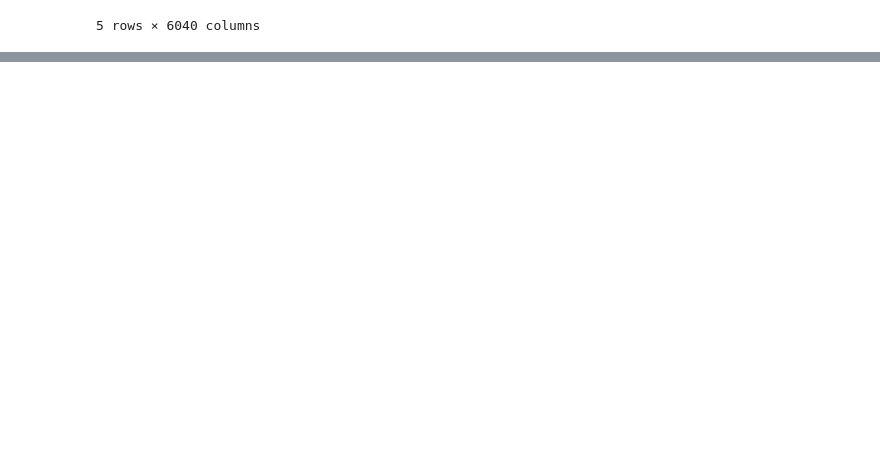
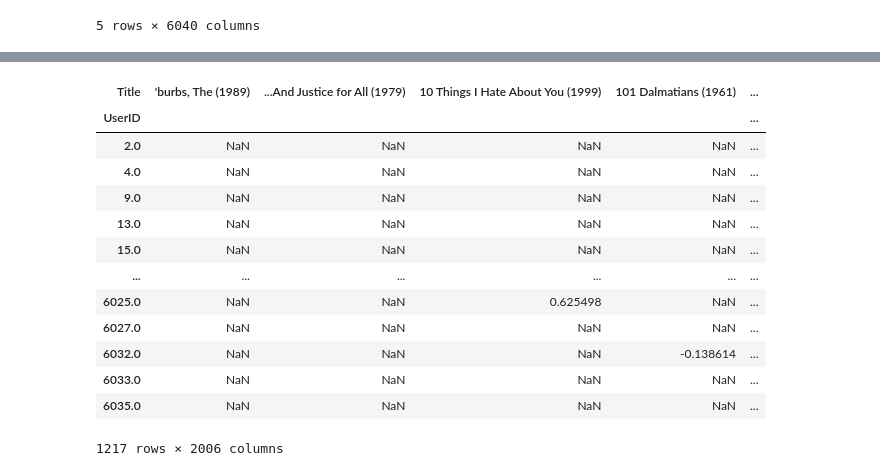
Before and after one commit to pkmariya/Scaler01, a Jupyter notebook: ZeeRecommender_CaseStudy_Mariya_DSML.ipynb, the cells around one changed output, grey strips where cells are left out. Drawn from its saved outputs; the diff is of its cells as text; code cells hidden in the pictures; blank space fills up the shorter version.

```diff
--- a/ZeeRecommender_CaseStudy_Mariya_DSML.ipynb
+++ b/ZeeRecommender_CaseStudy_Mariya_DSML.ipynb
@@ -515,0 +562,9 @@ user_similarity.head()
+# %%
+# Number of similar users
+n = 10
+# User similarity threashold
+user_similarity_threshold = 0.3
+# Get top n similar users
+similar_users = user_similarity[user_similarity[picked_userid]>user_similarity_threshold][picked_userid].sort_values(ascending=False)
+# Print out top n similar users
+print(f'The similar users for user {picked_userid} are', similar_users)
@@ -515,0 +608,19 @@ user_similarity.head()
+# %%
+# Movies that similar users watched. Remove movies that none of the similar users have watched
+similar_user_movies = matrix_norm[matrix_norm.index.isin(similar_users.index)].dropna(axis=1, how='all')
+similar_user_movies
+# %% [output]
+| Title | 'burbs, The (1989) | ...And Justice for All (1979) | 10 Things I Hate About You (1999) | 101 Dalmatians (1961) | ... |
+| UserID |  |  |  |  | ... |
+| 2.0 | NaN | NaN | NaN | NaN | ... |
+| 4.0 | NaN | NaN | NaN | NaN | ... |
+| 9.0 | NaN | NaN | NaN | NaN | ... |
+| 13.0 | NaN | NaN | NaN | NaN | ... |
+| 15.0 | NaN | NaN | NaN | NaN | ... |
+| ... | ... | ... | ... | ... | ... |
+| 6025.0 | NaN | NaN | 0.625498 | NaN | ... |
+| 6027.0 | NaN | NaN | NaN | NaN | ... |
+| 6032.0 | NaN | NaN | NaN | -0.138614 | ... |
+| 6033.0 | NaN | NaN | NaN | NaN | ... |
+| 6035.0 | NaN | NaN | NaN | NaN | ... |
+1217 rows × 2006 columns
```
Also changed, not shown: parts of 12 cells of this notebook.
